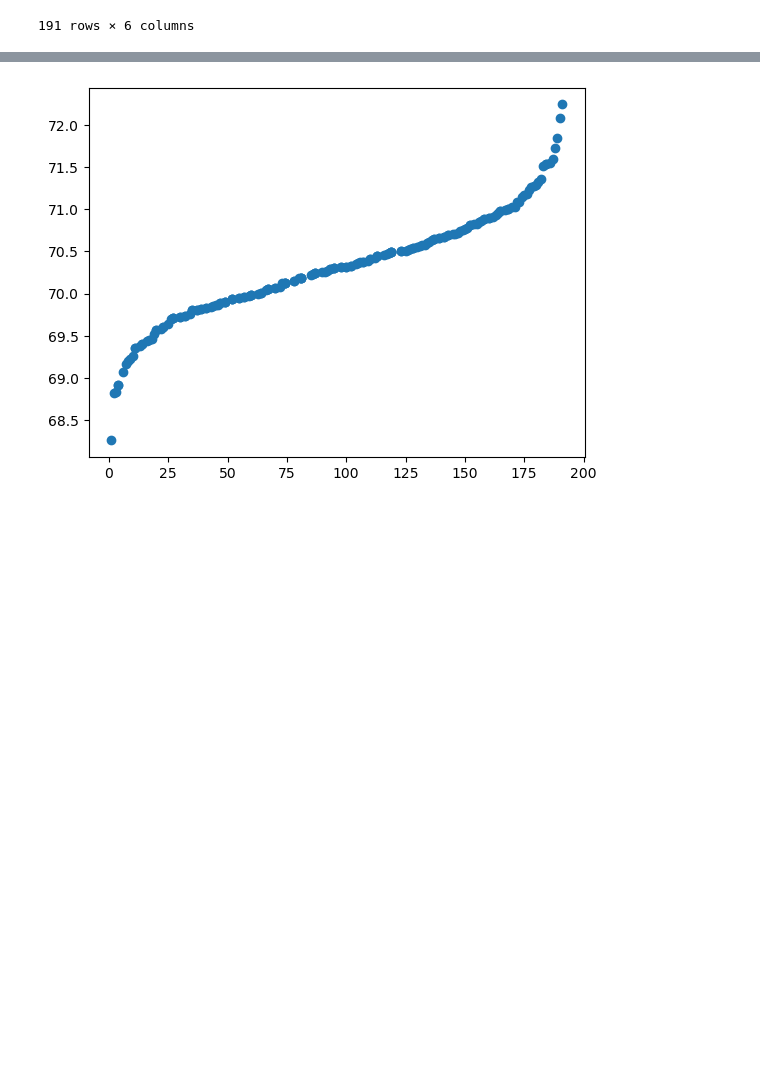
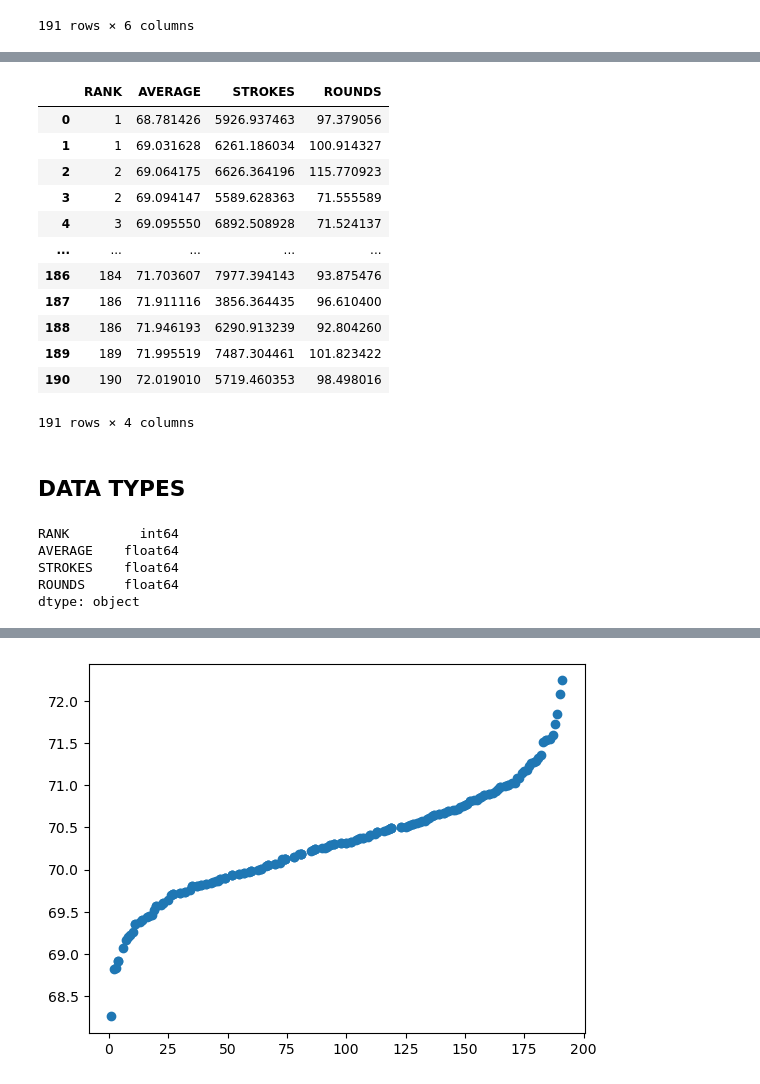
Before and after one commit to mickalleny2k/PfDA_Assignment, a Jupyter notebook: PfDA_Assignment.ipynb, the cells around one changed output, grey strips where cells are left out. Cells and saved outputs as stored; diff of their text form; code cells hidden in the pictures; blank space fills up the shorter version.

```diff
--- a/PfDA_Assignment.ipynb
+++ b/PfDA_Assignment.ipynb
@@ -661,0 +573,32 @@ syn_df
+# %%
+#norm_avg = np.random.normal(mean,std,size)
+#syn_df = pd.DataFrame(dict(RANK=np.arange(1,192,1),
+#                       AVERAGE=np.random.normal(mean,std,size), STROKES=np.random.normal(mean_strokes,std_strokes,size), ROUNDS = np.random.normal(mean_rounds,std_rounds,size)),
+#                  columns=['RANK', 'AVERAGE', 'STROKES', 'ROUNDS'])
+my_dict = {'RANK' : syn_rank, 'AVERAGE' : sort_avg, 'STROKES' : norm_strokes, 'ROUNDS' : norm_rounds}
+syn_df = pd.DataFrame(my_dict)
+syn_df
+# %% [output]
+|  | RANK | AVERAGE | STROKES | ROUNDS |
+| 0 | 1 | 68.781426 | 5926.937463 | 97.379056 |
+| 1 | 1 | 69.031628 | 6261.186034 | 100.914327 |
+| 2 | 2 | 69.064175 | 6626.364196 | 115.770923 |
+| 3 | 2 | 69.094147 | 5589.628363 | 71.555589 |
+| 4 | 3 | 69.095550 | 6892.508928 | 71.524137 |
+| ... | ... | ... | ... | ... |
+| 186 | 184 | 71.703607 | 7977.394143 | 93.875476 |
+| 187 | 186 | 71.911116 | 3856.364435 | 96.610400 |
+| 188 | 186 | 71.946193 | 6290.913239 | 92.804260 |
+| 189 | 189 | 71.995519 | 7487.304461 | 101.823422 |
+| 190 | 190 | 72.019010 | 5719.460353 | 98.498016 |
+191 rows × 4 columns
+# %% [markdown]
+## DATA TYPES
+# %%
+syn_df.dtypes
+# %% [output]
+RANK         int64
+AVERAGE    float64
+STROKES    float64
+ROUNDS     float64
+dtype: object
```
Also changed, not shown: parts of 171 cells of this notebook.
